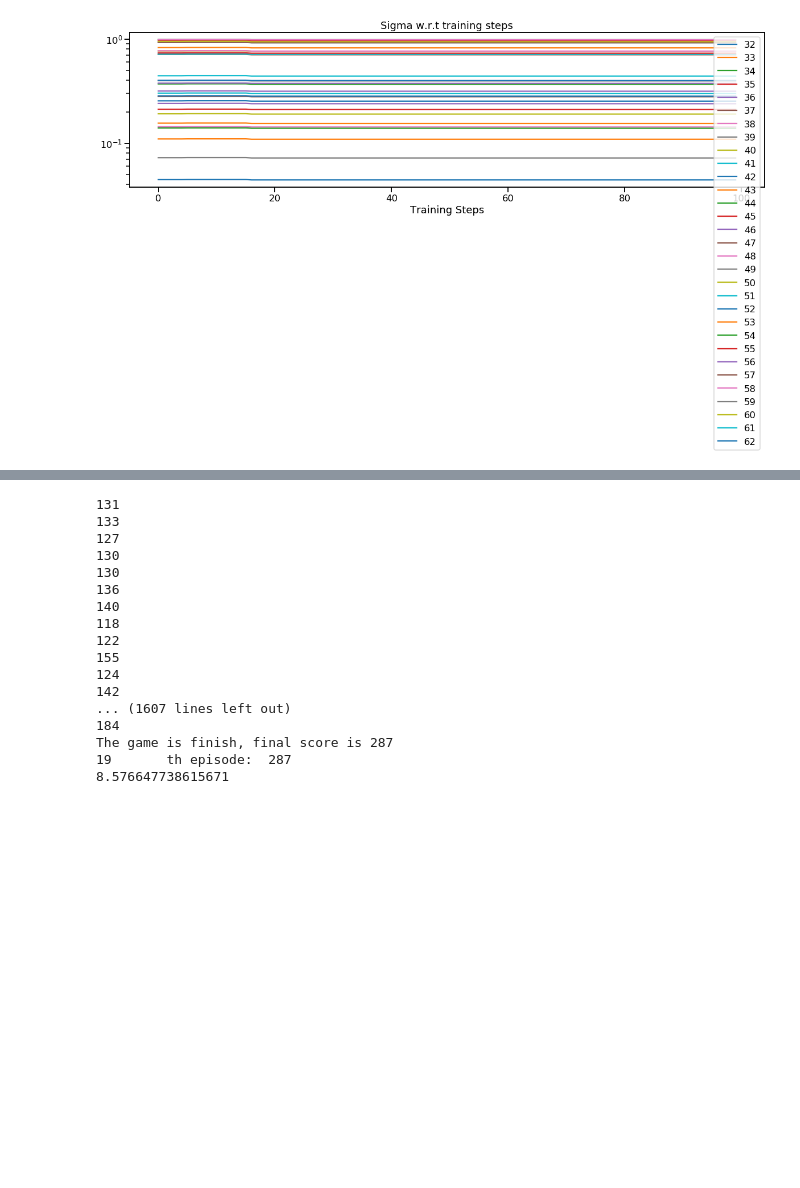
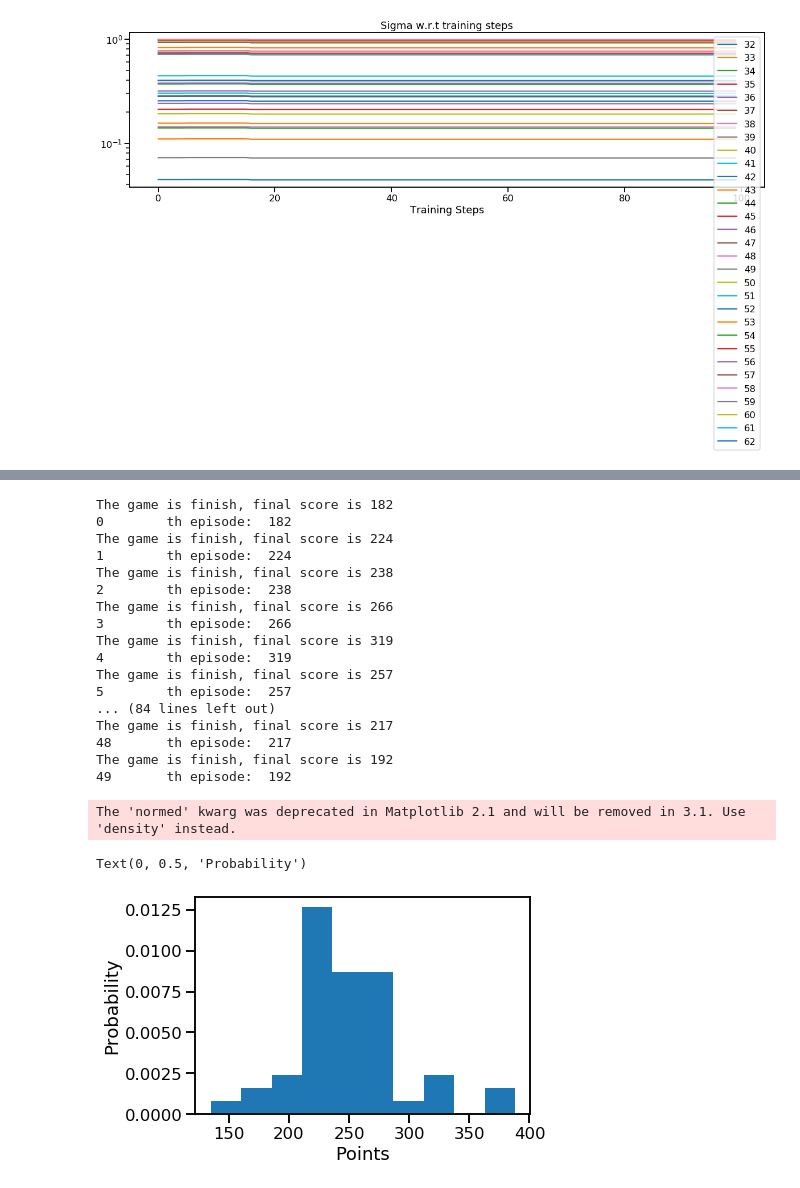
Before and after one commit to AutomnePAN/INF581-project-daxigua, a Jupyter notebook: Policy_Search_Agent.ipynb, the cells around one changed output, grey strips where cells are left out. Cells and saved outputs as stored; diff of their text form; code cells hidden in the pictures; blank space fills up the shorter version.

Commit message:
SAES agent average reward:248

```diff
--- a/Policy_Search_Agent.ipynb
+++ b/Policy_Search_Agent.ipynb
@@ -507,3 +490,15 @@ ax = df[list(range(32, 63))].plot(logy=True, title="Sigma w.r.t training steps",
 plt.xlabel("Training Steps");
 # %% [output]
 [figure]
+# %%
+theta = np.load("theta_saes.npy")
+lr_agent = LogisticRegressionAgent(theta)
+final_rewards = [] # sum of the score at each step
+scores = []
+
+for i in range(50):
+    game = Game(screen_x, screen_y, end_line, balls_setting, max_random_ball_level)
+    R, _, score = play_one_episode(game, lr_agent, max_step=100)
+    print(i, "\t th episode: ", R)
+    final_rewards.append(R)
+    scores.append(score)
@@ -509,0 +523,9 @@ plt.xlabel("Training Steps");
+# %%
+game = Game(screen_x, screen_y, end_line, balls_setting, max_random_ball_level)
+
+nn_policy = LogisticRegression(game)
+
+objective_function = ObjectiveFunction(game=game,
+                                       policy=nn_policy,
+                                       num_episodes=3,
+                                       max_time_steps=200)
@@ -509,0 +567,7 @@ plt.xlabel("Training Steps");
+# %%
+theta = [-0.17347992,  0.01946562,  0.14118439 , 0.49587182, -0.14035769 , 0.24354214,
+ -0.88125905 ,-0.23067713, -0.34452019 ,-0.38060918 ,-0.13394781, -0.27220741,
+  0.28481555,  0.31588164, -0.47377252,  0.26954651, -0.30056712, -0.08617615,
+ -0.50259778,  0.14790878, -0.12882115, -0.13934326,  0.39708958, -0.08596806,
+  0.17215305 , 0.2216818 , -0.44739352, -0.57419701, -0.41808605, -0.28032875,
+  0.10737163]
@@ -512,31 +578,27 @@ lr_agent = LogisticRegressionAgent(theta)
 final_rewards = [] # sum of the score at each step
 scores = []
 
-start_time = time.time()
-for i in range(20):
+for i in range(50):
     game = Game(screen_x, screen_y, end_line, balls_setting, max_random_ball_level)
-    R, _, score = play_one_episode(game, lr_agent, max_step=100)
+    R, _, score = play_one_episode(game, lr_agent, max_step=200)
     print(i, "\t th episode: ", R)
     final_rewards.append(R)
     scores.append(score)
-end_time = time.time()
-
-print( (end_time - start_time)/ 60 )
 # %% [output]
-131
-133
-127
-130
-130
-136
-140
-118
-122
-155
-124
-142
-... (1607 lines left out)
-184
-The game is finish, final score is 287
-19       th episode:  287
-8.576647738615671
+The game is finish, final score is 182
+0        th episode:  182
+The game is finish, final score is 224
+1        th episode:  224
+The game is finish, final score is 238
+2        th episode:  238
+The game is finish, final score is 266
+3        th episode:  266
+The game is finish, final score is 319
+4        th episode:  319
+The game is finish, final score is 257
+5        th episode:  257
+... (84 lines left out)
+The game is finish, final score is 217
+48       th episode:  217
+The game is finish, final score is 192
+49       th episode:  192
@@ -544,0 +605,9 @@ plt.hist(scores)
+# %%
+final_rewards = np.array(final_rewards)
+plt.hist(final_rewards, normed=True)
+plt.xlabel("Points")
+plt.ylabel("Probability")
+# %% [output]
+The 'normed' kwarg was deprecated in Matplotlib 2.1 and will be removed in 3.1. Use 'density' instead.
+Text(0, 0.5, 'Probability')
+[figure, added]
```
Also changed, not shown: parts of 15 cells of this notebook, 7 other files.
